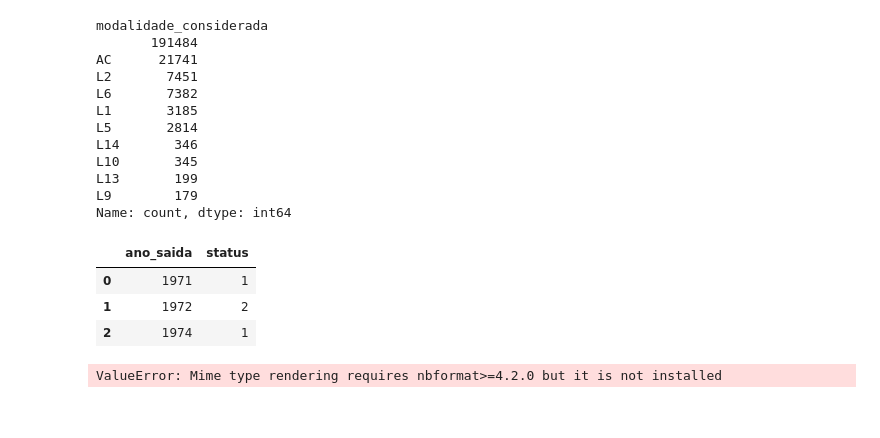
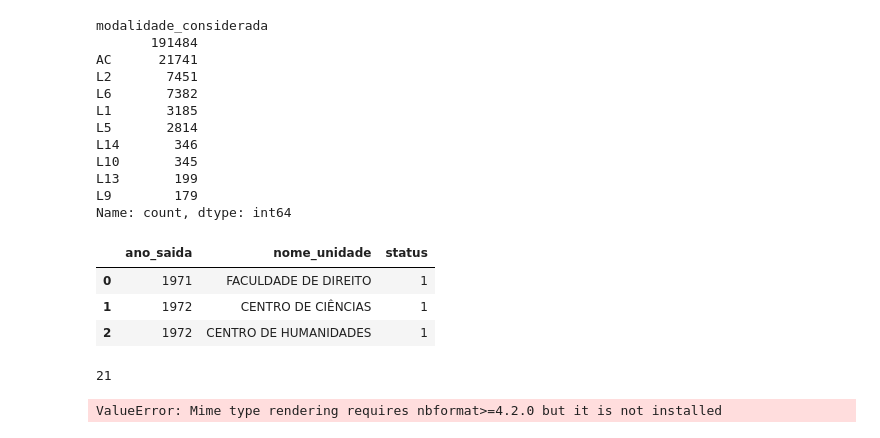
Before and after one commit to kaladabrio2020/dashboardUFC, a Jupyter notebook: Dashboard.ipynb, the cells around one changed output. Saved outputs shown, nothing was run; the diff lists cells and outputs as text; code cells hidden in the pictures.

Commit message:
data150

```diff
--- a/Dashboard.ipynb
+++ b/Dashboard.ipynb
@@ -149,14 +149,18 @@ Name: count, dtype: int64
 # %%
 oui = data.loc[
     (data['status']=='CANCELADO') &
     (data['ano_saida'] != ' ')
-    ].groupby(by=['ano_saida'])['status'].count().reset_index()
+    ].groupby(by=['ano_saida','nome_unidade'])['status'].count().reset_index()
 oui.head(3)
 # %% [output]
-|  | ano_saida | status |
-| 0 | 1971 | 1 |
-| 1 | 1972 | 2 |
-| 2 | 1974 | 1 |
+|  | ano_saida | nome_unidade | status |
+| 0 | 1971 | FACULDADE DE DIREITO | 1 |
+| 1 | 1972 | CENTRO DE CIÊNCIAS | 1 |
+| 2 | 1972 | CENTRO DE HUMANIDADES | 1 |
+# %%
+len(data['nome_unidade'].value_counts().index.to_list())
+# %% [output]
+21
 # %%
 import plotly.graph_objects as go
 # %%
```
Also changed, not shown: 5 other files.
